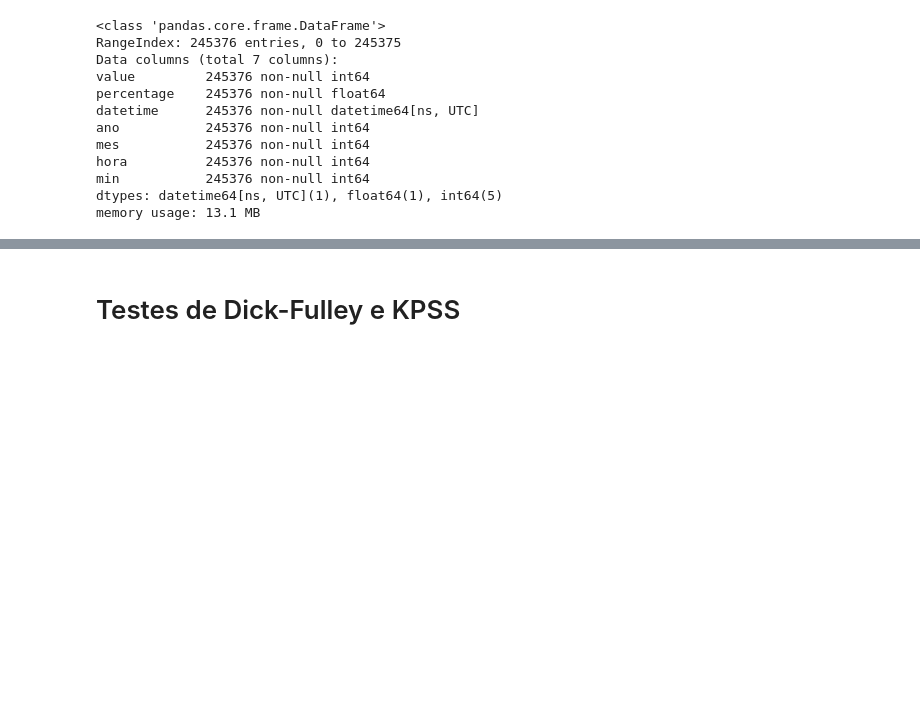
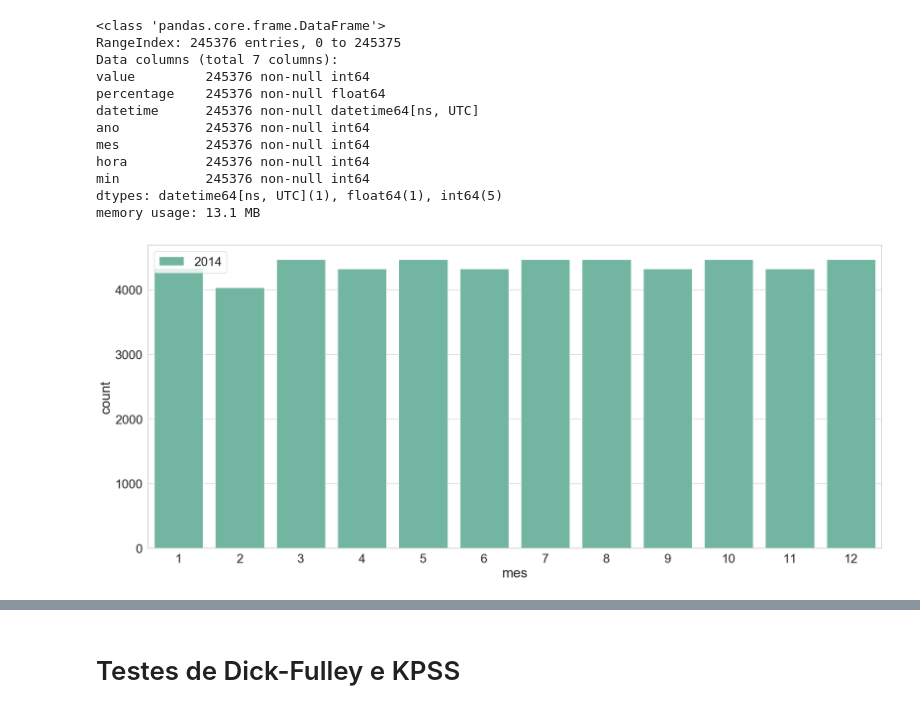
Before and after one commit to marcosvilela/modelagem-analitica-20.3, a Jupyter notebook: source/Marcos/Marcos_Analise_Exploratoria.ipynb, the cells around one changed output, grey strips where cells are left out. Saved outputs shown, nothing was run; the diff lists cells and outputs as text; code cells hidden in the pictures; blank space fills up the shorter version.

```diff
--- a/source/Marcos/Marcos_Analise_Exploratoria.ipynb
+++ b/source/Marcos/Marcos_Analise_Exploratoria.ipynb
@@ -54,5 +102,3 @@ hora          245376 non-null int64
 min           245376 non-null int64
 dtypes: datetime64[ns, UTC](1), float64(1), int64(5)
 memory usage: 13.1 MB
-# %%
-data_abriged=data[data['ano']==2014]
@@ -60,0 +105,14 @@ data_abriged_oct=data_abriged[data_abriged['mes']==10]
+# %%
+## Histograma de quantidade de dados por meses do ano de 2014
+
+plt.figure(figsize=(20,9), dpi=100)
+
+sns.set_context('notebook', font_scale = 2)
+
+sns.countplot(x='mes', data = data_abriged, hue = 'ano', palette='Set2')
+
+plt.legend(loc=0)
+
+plt.tight_layout()
+# %% [output]
+[figure, added]
```
Also changed, not shown: parts of 27 cells of this notebook.
